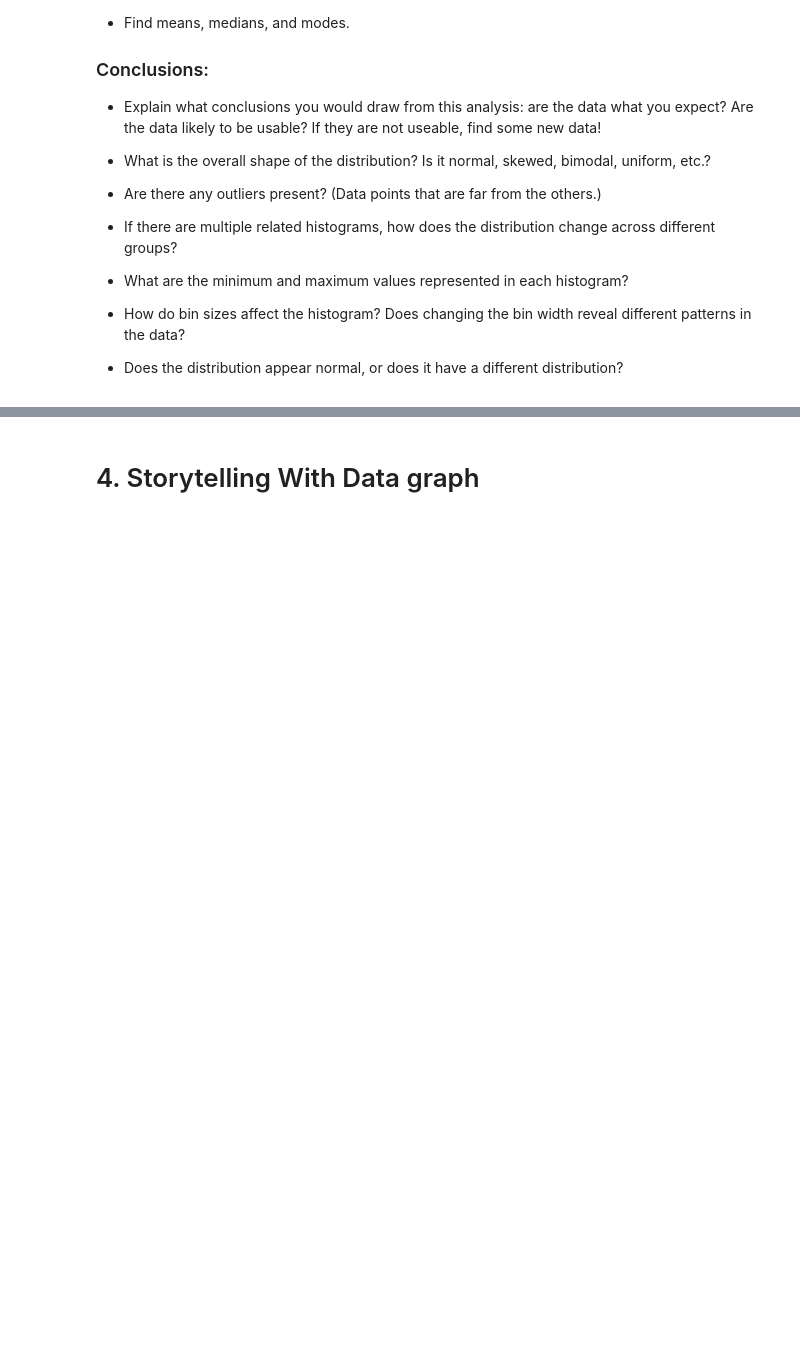
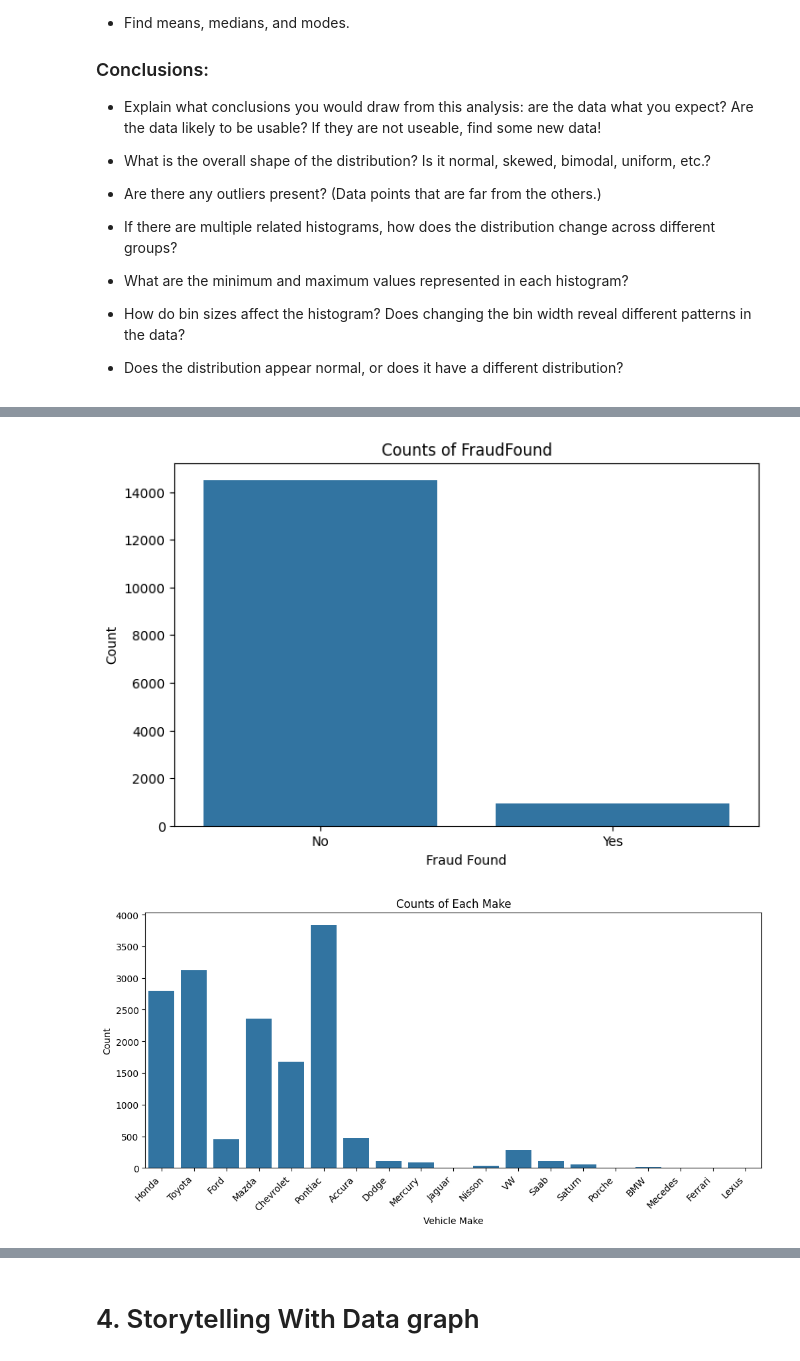
Before and after one commit to LionelCCC/2025-spring-B2, a Jupyter notebook: Week4.ipynb, the cells around one changed output, grey strips where cells are left out. Cells and saved outputs as stored; diff of their text form; code cells hidden in the pictures; blank space fills up the shorter version.

```diff
--- a/Week4.ipynb
+++ b/Week4.ipynb
@@ -179,0 +130,22 @@ Name: count, dtype: int64
+# %%
+# 2. Bar Plots for Categorical Variables
+# FraudFound Counts
+plt.figure(figsize=(8, 5))
+sns.countplot(data=df, x="FraudFound")
+plt.title("Counts of FraudFound")
+plt.xlabel("Fraud Found")
+plt.ylabel("Count")
+plt.savefig("fraudfound_barplot_hw4.png")  # For Milestone 3
+plt.show()
+
+# Make Counts
+plt.figure(figsize=(12, 5))
+sns.countplot(data=df, x="Make")
+plt.title("Counts of Each Make")
+plt.xticks(rotation=45, ha='right')
+plt.xlabel("Vehicle Make")
+plt.ylabel("Count")
+plt.show()
+# %% [output]
+[figure, added]
+[figure, added]
```
Also changed, not shown: parts of 6 cells of this notebook, 2 other files.
